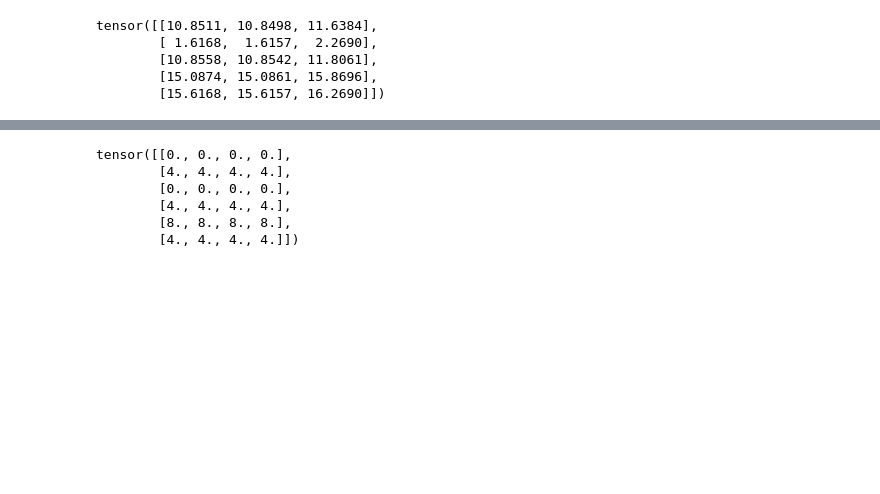
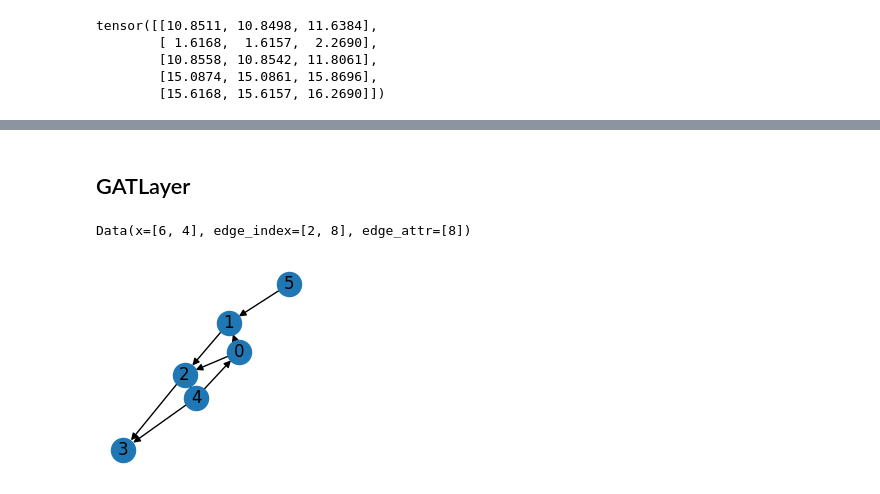
Before and after one commit to OmniJax/GML_learning, a Jupyter notebook: PYG_learning/PYG中的消息传递和聚合函数.ipynb, the cells around one changed output, grey strips where cells are left out. Saved outputs shown, nothing was run; the diff lists cells and outputs as text; code cells hidden in the pictures; blank space fills up the shorter version.

```diff
--- a/PYG_learning/msg passin.ipynb
+++ b/PYG_learning/PYG中的消息传递和聚合函数.ipynb
@@ -229,10 +247,34 @@ x = torch.tensor(
-# %%
-scatter(src=x,index=torch.tensor([5,1,4,4,3,5,1,4])
-        ,dim=0,reduce='sum',dim_size=data.num_nodes)
-# %% [output]
-tensor([[0., 0., 0., 0.],
-        [4., 4., 4., 4.],
-        [0., 0., 0., 0.],
-        [4., 4., 4., 4.],
-        [8., 8., 8., 8.],
-        [4., 4., 4., 4.]])
+# %% [markdown]
+## GATLayer
+# %%
+# 定义图
+edge_index = torch.LongTensor(
+    [
+        [0, 0, 1, 2, 4, 4, 4, 5],
+        [1, 2, 2, 3, 0, 2, 3, 1],
+    ]
+)
+feat = torch.FloatTensor(
+    [
+        [0, 0, 0, 0],
+        [1, 1, 1, 1],
+        [2, 2, 2, 2],
+        [3, 3, 3, 3],
+        [4, 4, 4, 4],
+        [5, 5, 5, 5],
+    ]
+)
+data = Data(x=feat, edge_index=edge_index)
+edge_attr = torch.ones(data.num_edges)
+data.edge_attr = edge_attr
+
+in_feats = data.num_features
+out_feats = 3
+
+print(data)
+nxg = to_networkx(data)
+plt.figure(figsize=(2, 2))
+nx.draw(nxg, pos=nx.spring_layout(nxg), with_labels=True)
+# %% [output]
+Data(x=[6, 4], edge_index=[2, 8], edge_attr=[8])
+[figure, added]
```
Also changed, not shown: parts of 15 cells of this notebook, 4 other files.
